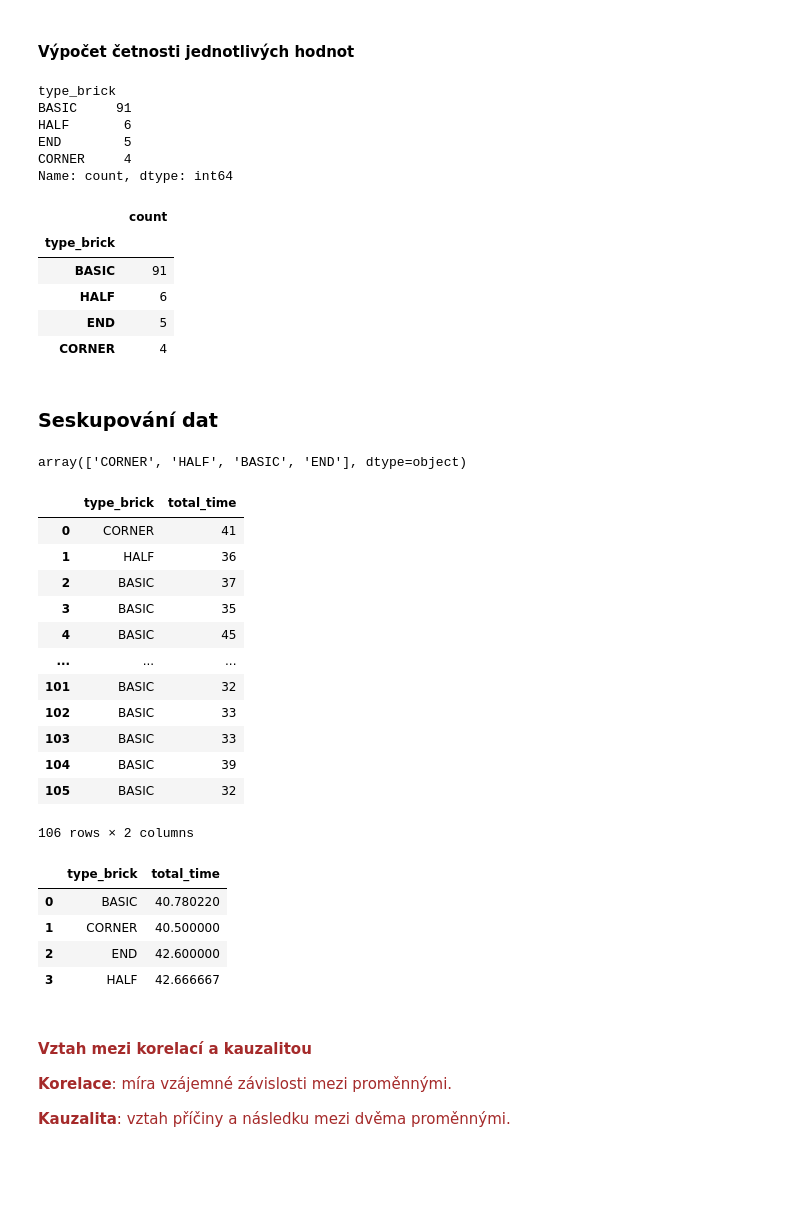
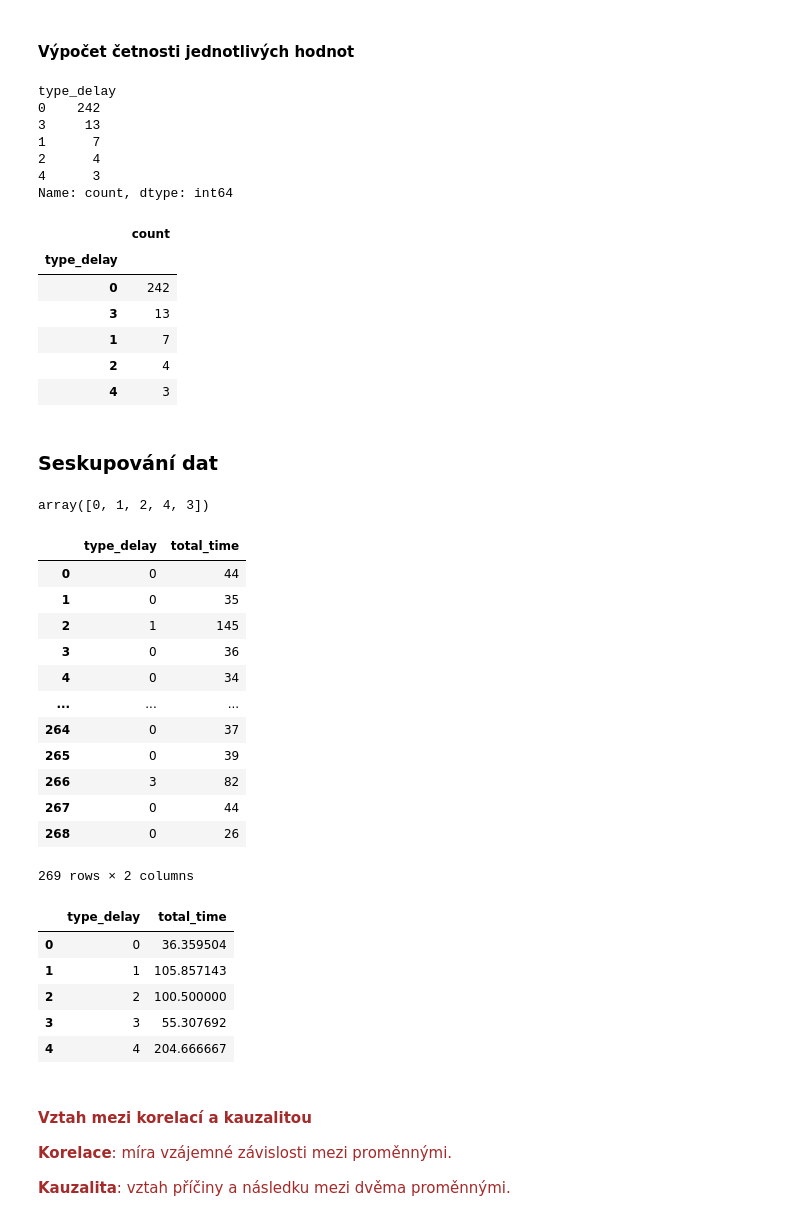
Before and after one commit to UsmanovSla/MGD-RSS, a Jupyter notebook: model/01_DataScience/DS_03_Features.ipynb, the cells around one changed output. Saved outputs shown, nothing was run; the diff lists cells and outputs as text; code cells hidden in the pictures; blank space fills up the shorter version.

```diff
--- a/model/01_DataScience/DS_03_Features.ipynb
+++ b/model/01_DataScience/DS_03_Features.ipynb
@@ -79,56 +81,59 @@ df.describe()
 # %% [markdown]
 #### Výpočet četnosti jednotlivých hodnot
 # %%
-df['type_brick'].value_counts()
+df['type_delay'].value_counts()
 # %% [output]
-type_brick
-BASIC     91
-HALF       6
-END        5
-CORNER     4
+type_delay
+0    242
+3     13
+1      7
+2      4
+4      3
 Name: count, dtype: int64
 # %%
-df['type_brick'].value_counts().to_frame()
+df['type_delay'].value_counts().to_frame()
 # %% [output]
 |  | count |
-| type_brick |  |
-| BASIC | 91 |
-| HALF | 6 |
-| END | 5 |
-| CORNER | 4 |
+| type_delay |  |
+| 0 | 242 |
+| 3 | 13 |
+| 1 | 7 |
+| 2 | 4 |
+| 4 | 3 |
 # %% [markdown]
 ### Seskupování dat
 # %%
-df['type_brick'].unique()
+df['type_delay'].unique()
 # %% [output]
-array(['CORNER', 'HALF', 'BASIC', 'END'], dtype=object)
+array([0, 1, 2, 4, 3])
 # %%
-df_group_one = df[['type_brick', 'total_time']]
+df_group_one = df[['type_delay', 'total_time']]
 df_group_one
 # %% [output]
-|  | type_brick | total_time |
-| 0 | CORNER | 41 |
-| 1 | HALF | 36 |
-| 2 | BASIC | 37 |
-| 3 | BASIC | 35 |
-| 4 | BASIC | 45 |
+|  | type_delay | total_time |
+| 0 | 0 | 44 |
+| 1 | 0 | 35 |
+| 2 | 1 | 145 |
+| 3 | 0 | 36 |
+| 4 | 0 | 34 |
 | ... | ... | ... |
-| 101 | BASIC | 32 |
-| 102 | BASIC | 33 |
-| 103 | BASIC | 33 |
-| 104 | BASIC | 39 |
-| 105 | BASIC | 32 |
+| 264 | 0 | 37 |
+| 265 | 0 | 39 |
+| 266 | 3 | 82 |
+| 267 | 0 | 44 |
+| 268 | 0 | 26 |
-106 rows × 2 columns
+269 rows × 2 columns
 # %%
 # Výpočet průměrné hodnoty času pro jednotlivé kategorie dat
-df_group_one = df_group_one.groupby(['type_brick'], as_index=False).mean()
+df_group_one = df_group_one.groupby(['type_delay'], as_index=False).mean()
 df_group_one
 # %% [output]
-|  | type_brick | total_time |
-| 0 | BASIC | 40.780220 |
-| 1 | CORNER | 40.500000 |
-| 2 | END | 42.600000 |
-| 3 | HALF | 42.666667 |
+|  | type_delay | total_time |
+| 0 | 0 | 36.359504 |
+| 1 | 1 | 105.857143 |
+| 2 | 2 | 100.500000 |
+| 3 | 3 | 55.307692 |
+| 4 | 4 | 204.666667 |
 # %% [markdown]
 <span style='color:brown'>
 <h4>Vztah mezi korelací a kauzalitou</h4>
```
Also changed, not shown: parts of 18 cells of this notebook, 22 other files.
